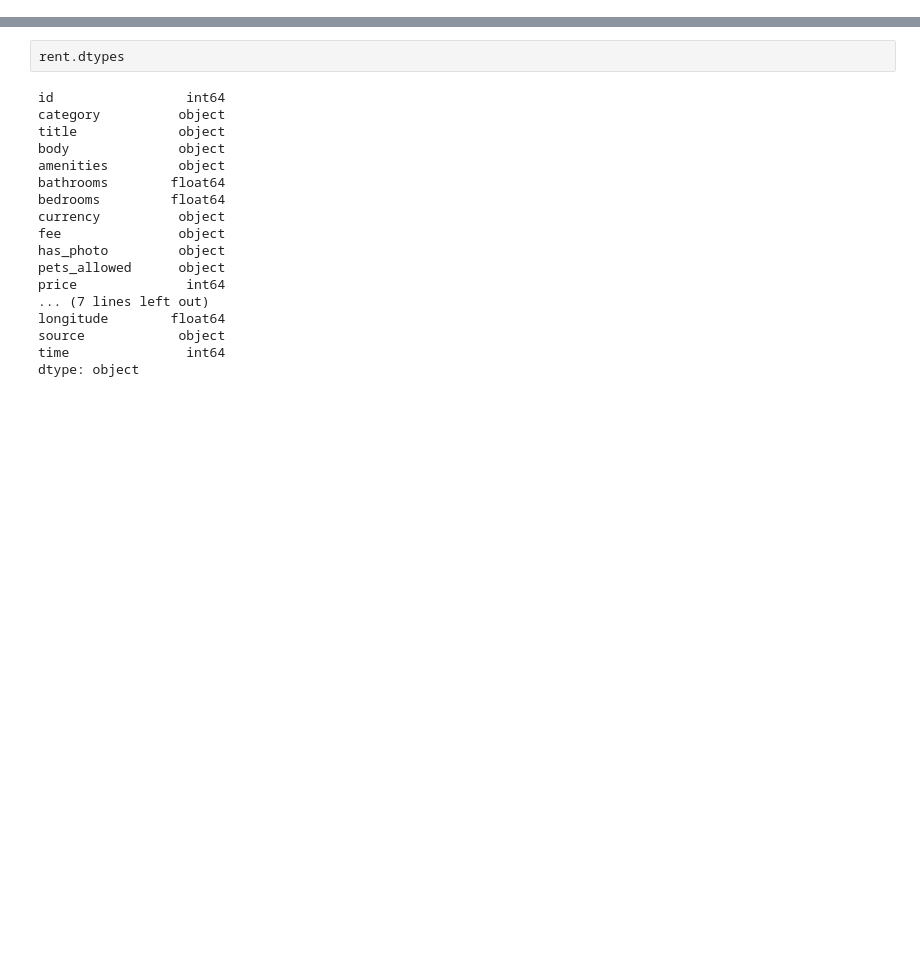
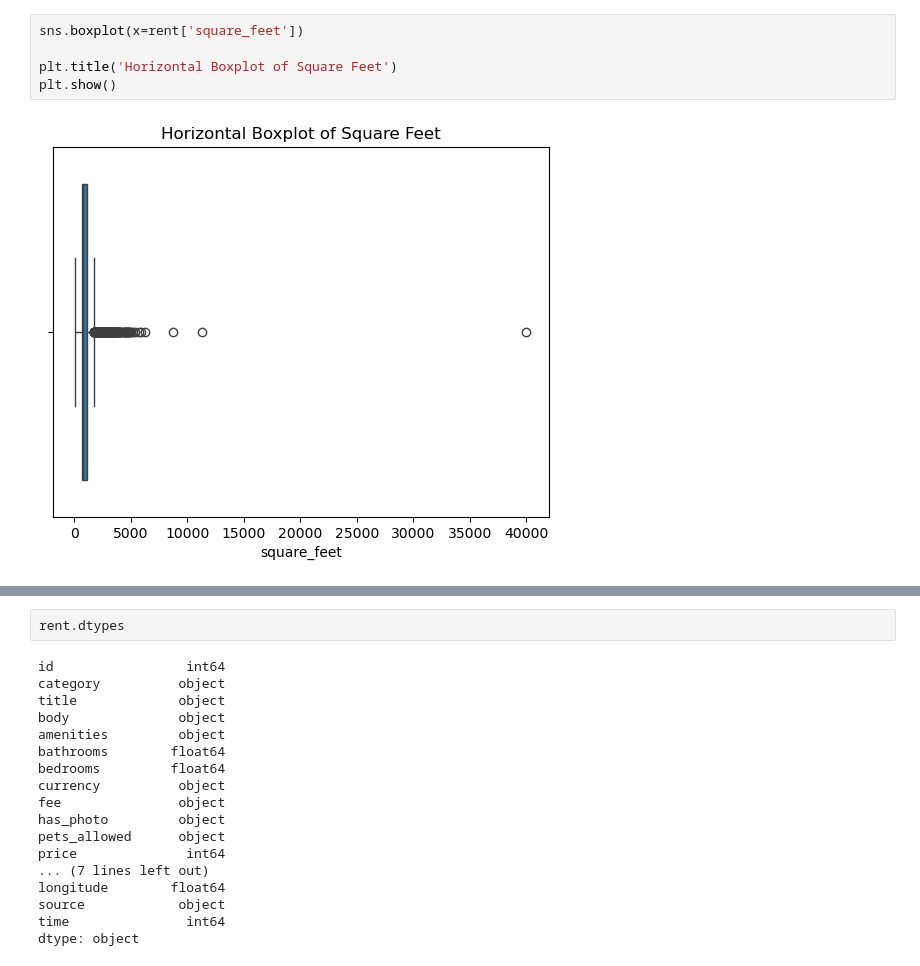
Before and after one commit to darrelljing21/ITEC4305-project, a Jupyter notebook: dataxplore.ipynb, the cells around one changed output, grey strips where cells are left out. Drawn from its saved outputs; the diff is of its cells as text; blank space fills up the shorter version.

```diff
--- a/dataxplore.ipynb
+++ b/dataxplore.ipynb
@@ -24,0 +39,7 @@ remove short term rent, only 2 rows
+# %%
+sns.boxplot(x=rent['square_feet'])
+
+plt.title('Horizontal Boxplot of Square Feet')
+plt.show()
+# %% [output]
+[figure, added]
```
Also changed, not shown: parts of 57 cells of this notebook.
